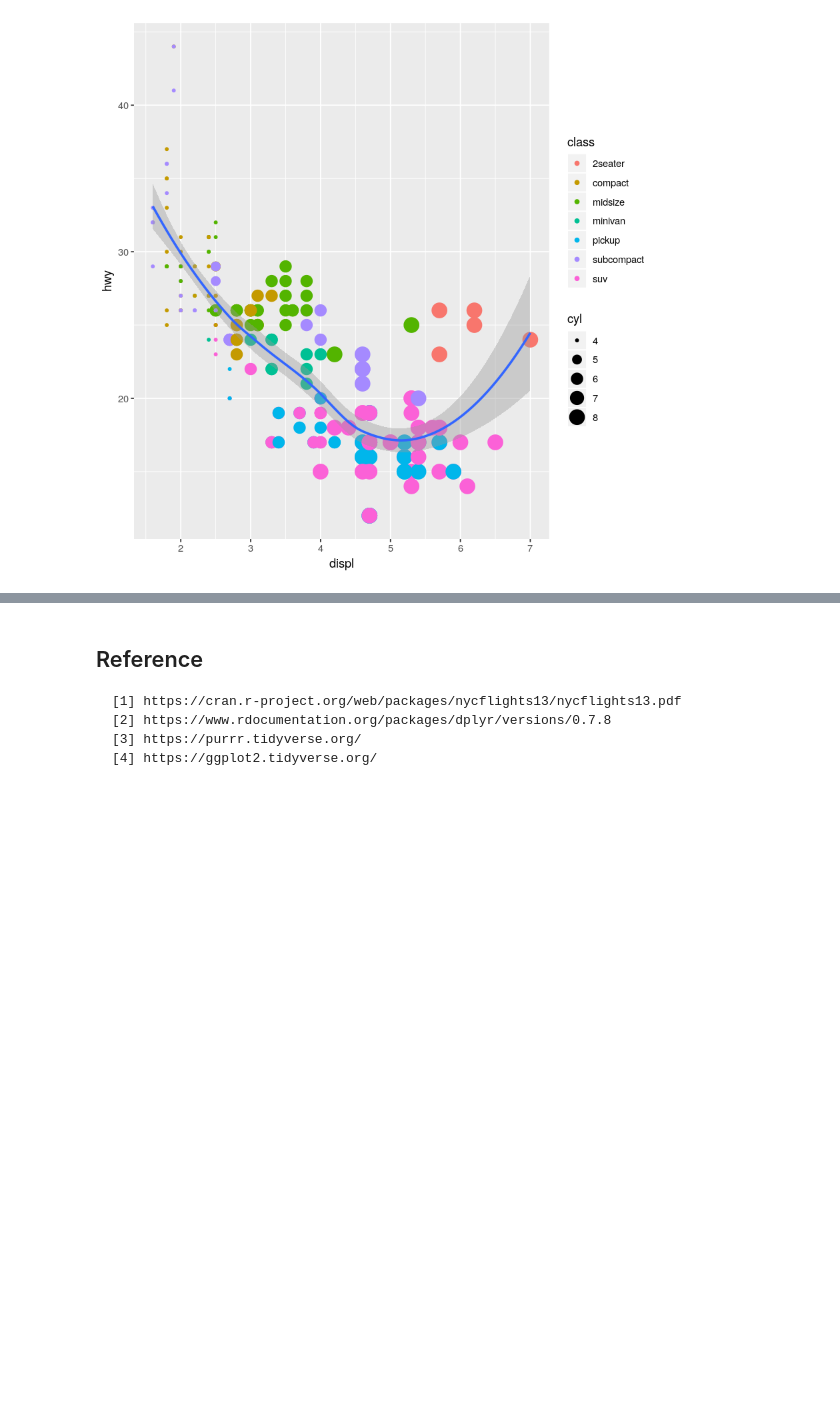
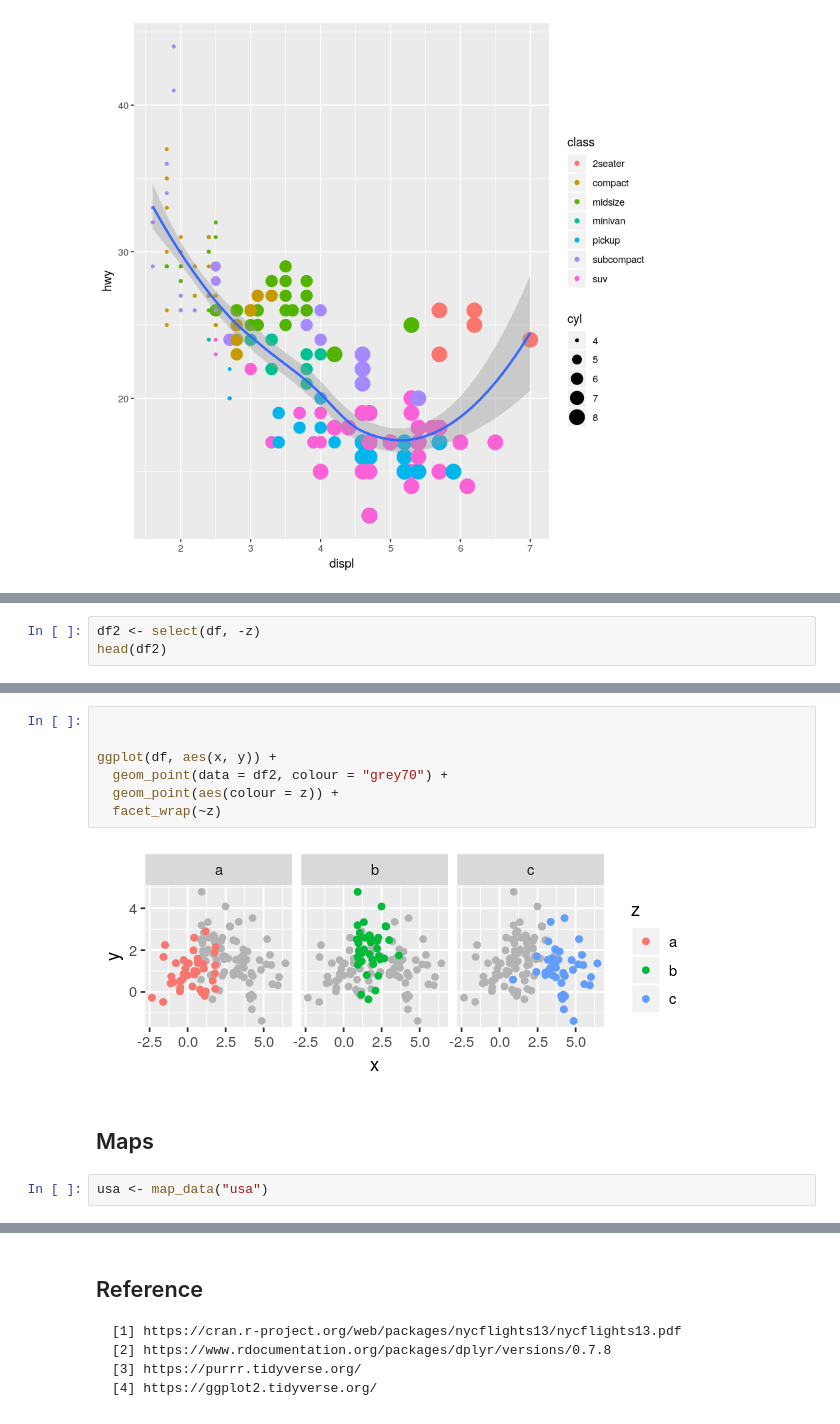
Before and after one commit to nithinivi/DataScienceInR, a Jupyter notebook: 03-Data_frames_and_Visualisations.ipynb, the cells around one changed output, grey strips where cells are left out. Saved outputs shown, nothing was run; the diff lists cells and outputs as text; blank space fills up the shorter version.

```diff
--- a/03-Data_frames_and_Visualisations.ipynb
+++ b/03-Data_frames_and_Visualisations.ipynb
@@ -298,0 +331,3 @@ ggplot() +
+# %%
+df2 <- select(df, -z)
+head(df2)
@@ -298,0 +342,13 @@ ggplot() +
+# %%
+
+
+ggplot(df, aes(x, y)) +
+  geom_point(data = df2, colour = "grey70") +
+  geom_point(aes(colour = z)) +
+  facet_wrap(~z)
+# %% [output]
+[figure, added]
+# %% [markdown]
+## Maps
+# %%
+usa <- map_data("usa")
```
Also changed, not shown: parts of 15 cells of this notebook.
